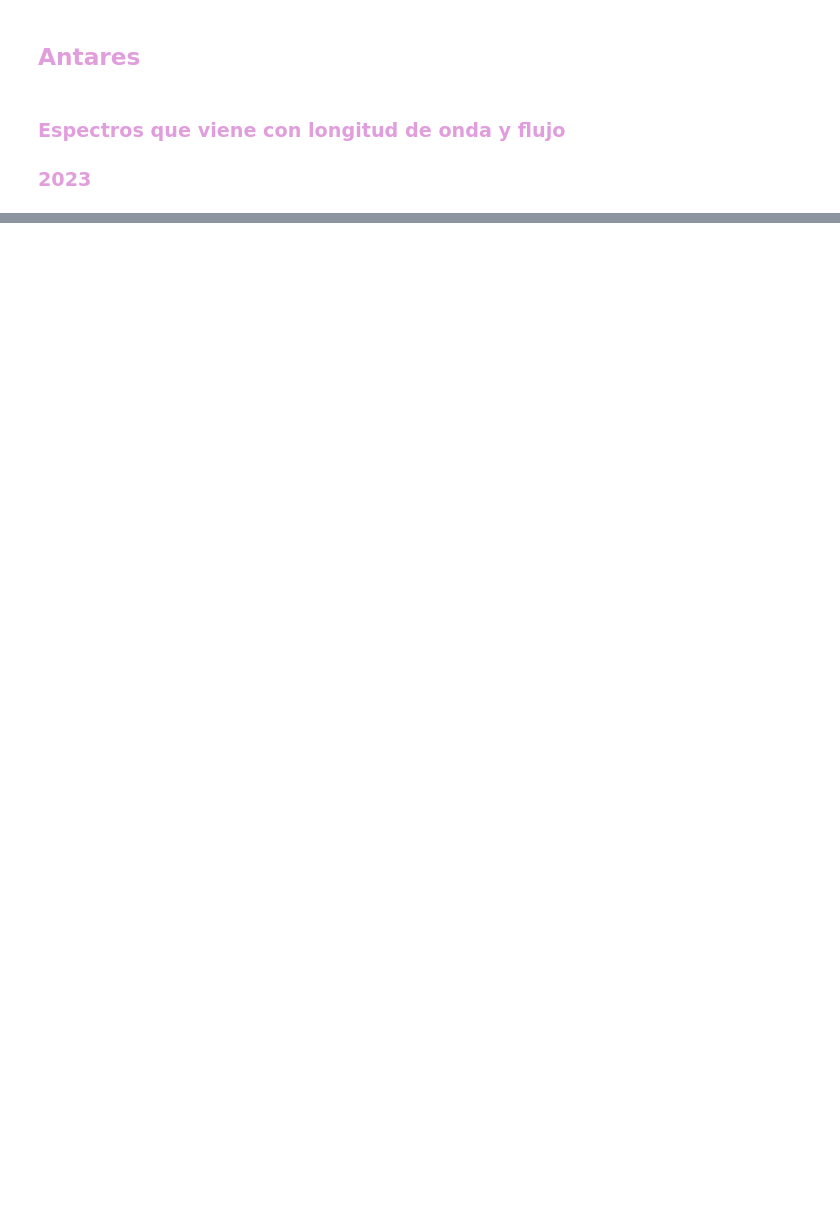
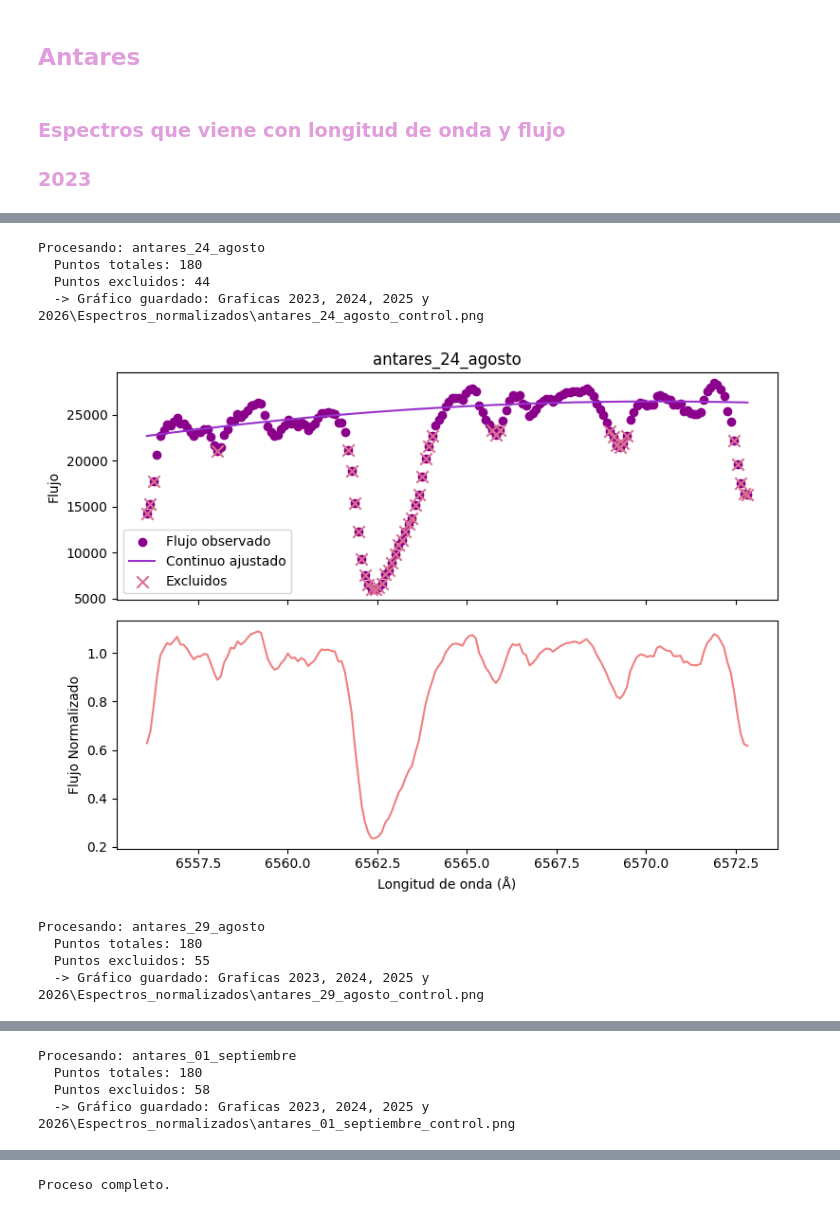
Before and after one commit to JessiDaniL/Tesis, a Jupyter notebook: Datos ESPARTACO/analisis_halpha_antares_ESPARTACO2_2023.ipynb, the cells around one changed output, grey strips where cells are left out. Drawn from its saved outputs; the diff is of its cells as text; code cells hidden in the pictures; blank space fills up the shorter version.

Commit message:
normalizacion espectros 2023

```diff
--- a/Datos ESPARTACO/analisis_halpha_antares_ESPARTACO2_2023.ipynb
+++ b/Datos ESPARTACO/analisis_halpha_antares_ESPARTACO2_2023.ipynb
@@ -24,0 +35,19 @@ ruta_19_octubre = r"C:\Users\Jessi Dani\OneDrive - Universidad de los andes\TESI
+# %%
+espectros_por_normalizar = {
+    "antares_24_agosto": antares_24_agosto,
+    "antares_29_agosto": antares_29_agosto,
+    "antares_01_septiembre": antares_01_septiembre,
+    "antares_08_septiembre": antares_08_septiembre,
+    "antares_12_octubre": antares_12_octubre,
+    "antares_19_octubre": antares_19_octubre,
+}
+# %%
+guardar_graficos = True
+carpeta_graficos = "./Graficas 2023, 2024, 2025 y 2026/Espectros_normalizados"
+
+col_longitud_onda = "Longitud onda"
+col_flujo = "Flujo"
+
+grado_polinomio= 2
+N_iteraciones = 10
+sigma_corte = 2.0
@@ -24,0 +88,55 @@ ruta_19_octubre = r"C:\Users\Jessi Dani\OneDrive - Universidad de los andes\TESI
+# %%
+if guardar_graficos:
+    Path(carpeta_graficos).mkdir(exist_ok=True)
+
+for nombre, df in espectros_por_normalizar.items():
+    print(f"\nProcesando: {nombre}")
+
+    longitud_onda = df[col_longitud_onda].values
+    flujo = df[col_flujo].values
+
+    continuo, mascara_continuo = ajustar_continuo(longitud_onda, flujo, grado_polinomio, N_iteraciones, sigma_corte)
+
+    df["Continuo ajustado"] = continuo
+    df["Flujo Normalizado"] = flujo / continuo
+    df["Usado en ajuste"] = mascara_continuo
+
+    print(f"  Puntos totales: {len(mascara_continuo)}")
+    print(f"  Puntos excluidos: {(~mascara_continuo).sum()}")
+
+    mascara_bool = np.asarray(mascara_continuo, dtype=bool)
+
+    fig, (ax1, ax2) = plt.subplots(2, 1, figsize=(8, 6), sharex=True)
+
+    ax1.scatter(longitud_onda, flujo, color = "darkmagenta", label="Flujo observado")
+    ax1.plot(longitud_onda, continuo, color ="darkorchid", label="Continuo ajustado")
+    ax1.scatter(longitud_onda[~mascara_bool], flujo[~mascara_bool], color = "palevioletred",marker = "x", label="Excluidos", s = 80)
+    ax1.set_ylabel("Flujo")
+    ax1.legend()
+    ax1.set_title(nombre)
+
+    ax2.plot(longitud_onda, df["Flujo Normalizado"], color ="lightcoral")
+    ax2.set_ylabel("Flujo Normalizado")
+    ax2.set_xlabel("Longitud de onda (Å)")
+
+    plt.tight_layout()
+
+    if guardar_graficos:
+        fig_path = Path(carpeta_graficos) / f"{nombre}_control.png"
+        plt.savefig(fig_path, dpi=120)
+        print(f"  -> Gráfico guardado: {fig_path}")
+
+    plt.show()
+    plt.close(fig)
+
+print("\nProceso completo.")
+# %% [output]
+Procesando: antares_24_agosto
+  Puntos totales: 180
+  Puntos excluidos: 44
+  -> Gráfico guardado: Graficas 2023, 2024, 2025 y 2026\Espectros_normalizados\antares_24_agosto_control.png
+[figure, added]
+Procesando: antares_29_agosto
+  Puntos totales: 180
+  Puntos excluidos: 55
+  -> Gráfico guardado: Graficas 2023, 2024, 2025 y 2026\Espectros_normalizados\antares_29_agosto_control.png
@@ -24,0 +144,4 @@ ruta_19_octubre = r"C:\Users\Jessi Dani\OneDrive - Universidad de los andes\TESI
+Procesando: antares_01_septiembre
+  Puntos totales: 180
+  Puntos excluidos: 58
+  -> Gráfico guardado: Graficas 2023, 2024, 2025 y 2026\Espectros_normalizados\antares_01_septiembre_control.png
@@ -24,0 +164 @@ ruta_19_octubre = r"C:\Users\Jessi Dani\OneDrive - Universidad de los andes\TESI
+Proceso completo.
```
Also changed, not shown: parts of 4 cells of this notebook, 6 other files.
